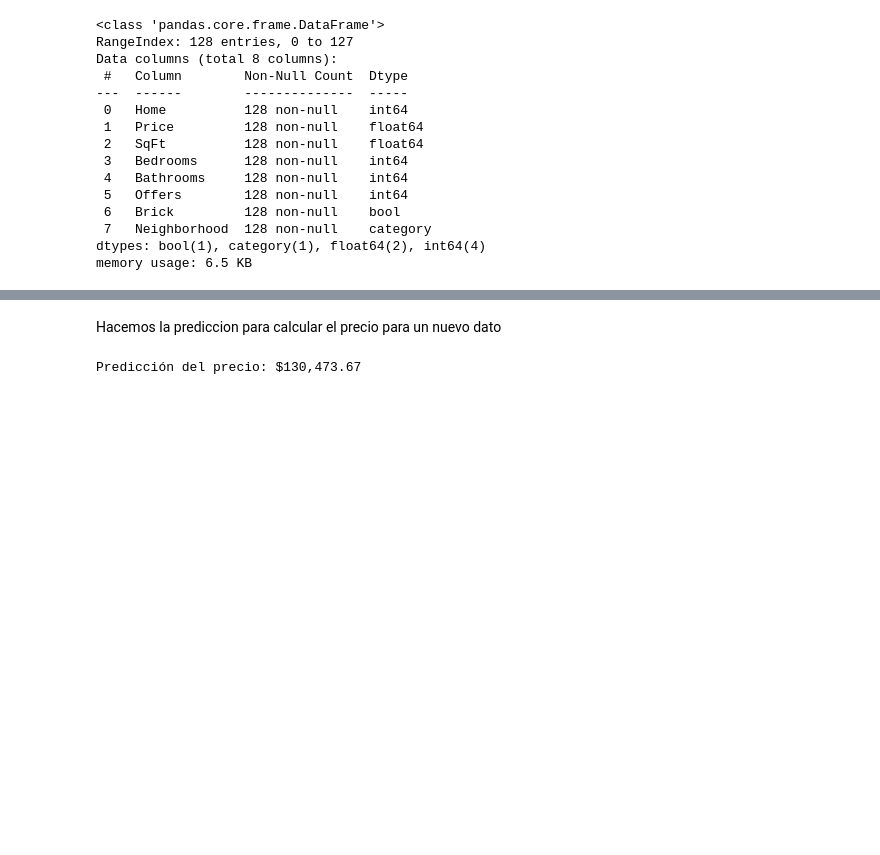
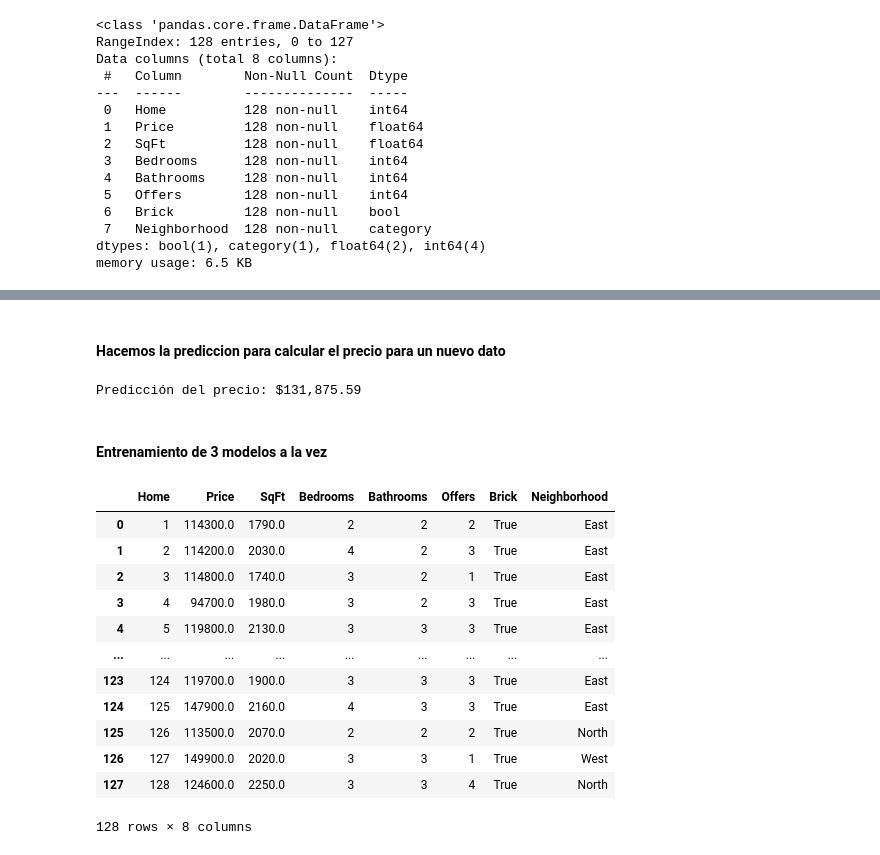
Before and after one commit to gillopy/HousePriceML, a Jupyter notebook: Code/2 - Ejercicio de Regresión 1 (Core).ipynb, the cells around one changed output, grey strips where cells are left out. Saved outputs shown, nothing was run; the diff lists cells and outputs as text; code cells hidden in the pictures; blank space fills up the shorter version.

```diff
--- a/Code/2 - Ejercicio de Regresión 1 (Core).ipynb
+++ b/Code/2 - Ejercicio de Regresión 1 (Core).ipynb
@@ -322,7 +325,7 @@ Pipeline(steps=[('preprocessor',
                                                   Index(['Brick', 'Neighborhood'], dtype='object'))])),
                 ('regressor', LinearRegression())])
 # %% [markdown]
-Hacemos la prediccion para calcular el precio para un nuevo dato
+#### Hacemos la prediccion para calcular el precio para un nuevo dato
 # %%
 new_data = pd.DataFrame([[
     1,              # Home (int64)
@@ -338,9 +341,34 @@ new_data = pd.DataFrame([[
 new_data['Neighborhood'] = new_data['Neighborhood'].astype('category')
 new_data['Brick'] = new_data['Brick'].astype('bool')
 
+
+new_data['Home'] = new_data['Home'].astype('int64')
+new_data['SqFt'] = new_data['SqFt'].astype('float64')
+new_data['Bedrooms'] = new_data['Bedrooms'].astype('int64')
+new_data['Bathrooms'] = new_data['Bathrooms'].astype('int64')
+new_data['Offers'] = new_data['Offers'].astype('int64')
+
 # Hacer la predicción
 prediction = pipeline_completo.predict(new_data)
 
 print(f'Predicción del precio: ${prediction[0]:,.2f}')
 # %% [output]
-Predicción del precio: $130,473.67
+Predicción del precio: $131,875.59
+# %% [markdown]
+#### Entrenamiento de 3 modelos a la vez
+# %%
+data_imputed
+# %% [output]
+|  | Home | Price | SqFt | Bedrooms | Bathrooms | Offers | Brick | Neighborhood |
+| 0 | 1 | 114300.0 | 1790.0 | 2 | 2 | 2 | True | East |
+| 1 | 2 | 114200.0 | 2030.0 | 4 | 2 | 3 | True | East |
+| 2 | 3 | 114800.0 | 1740.0 | 3 | 2 | 1 | True | East |
+| 3 | 4 | 94700.0 | 1980.0 | 3 | 2 | 3 | True | East |
+| 4 | 5 | 119800.0 | 2130.0 | 3 | 3 | 3 | True | East |
+| ... | ... | ... | ... | ... | ... | ... | ... | ... |
+| 123 | 124 | 119700.0 | 1900.0 | 3 | 3 | 3 | True | East |
+| 124 | 125 | 147900.0 | 2160.0 | 4 | 3 | 3 | True | East |
+| 125 | 126 | 113500.0 | 2070.0 | 2 | 2 | 2 | True | North |
+| 126 | 127 | 149900.0 | 2020.0 | 3 | 3 | 1 | True | West |
+| 127 | 128 | 124600.0 | 2250.0 | 3 | 3 | 4 | True | North |
+128 rows × 8 columns
```
Also changed, not shown: parts of 15 cells of this notebook.
